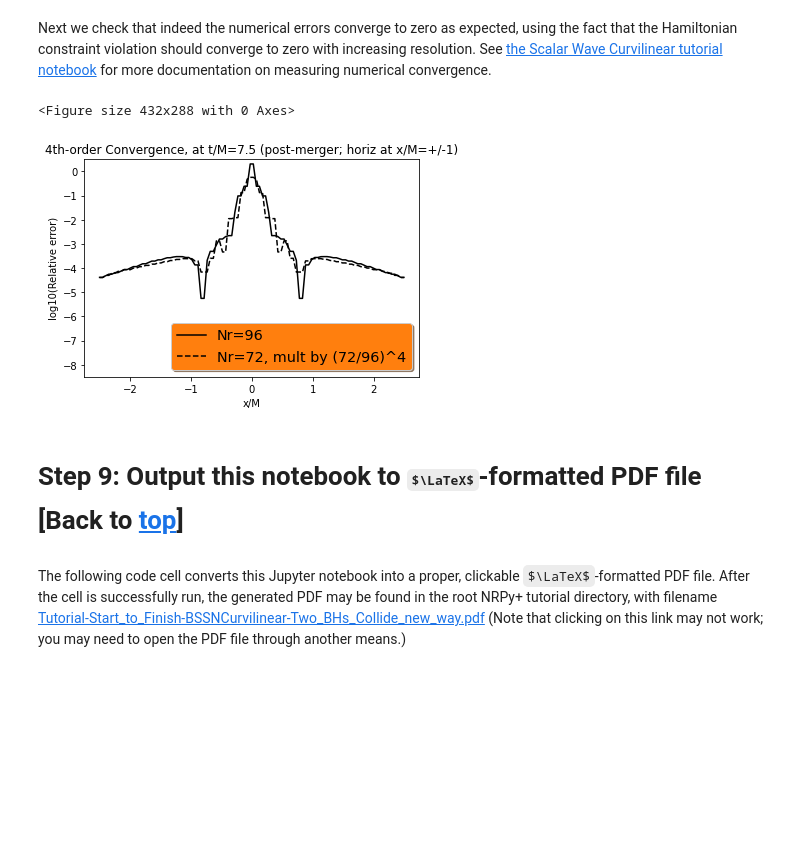
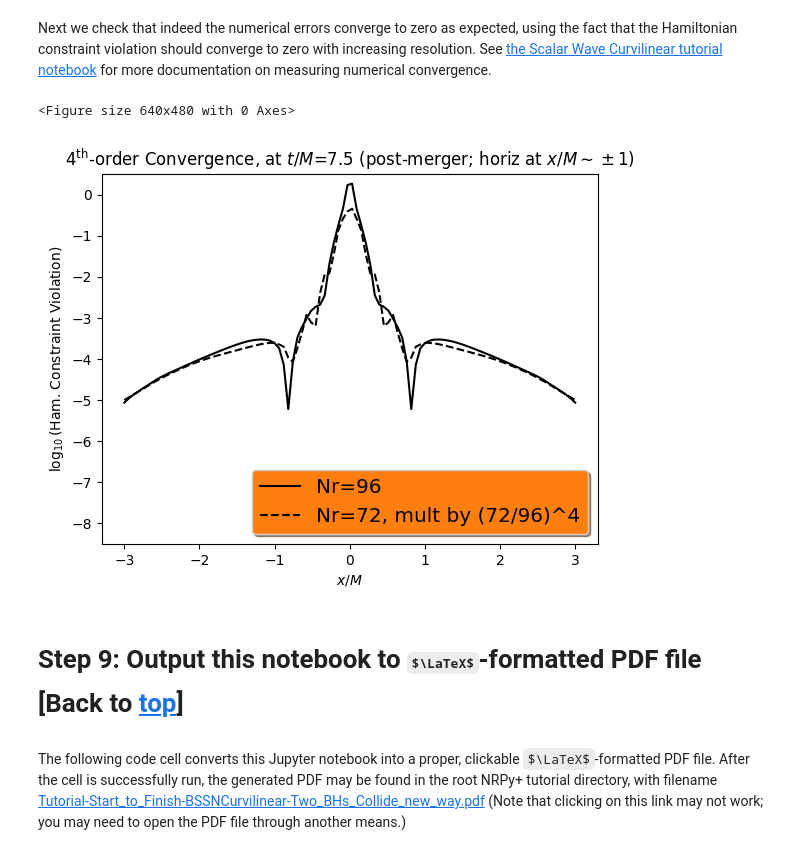
Before and after one commit to stevenrbrandt/nrpytutorial, a Jupyter notebook: Tutorial-Start_to_Finish-BSSNCurvilinear-Two_BHs_Collide_new_way.ipynb, the cells around one changed output. Drawn from its saved outputs; the diff is of its cells as text; code cells hidden in the pictures; some formulas as TeX source; blank space fills up the shorter version.

```diff
--- a/Tutorial-Start_to_Finish-BSSNCurvilinear-Two_BHs_Collide_new_way.ipynb
+++ b/Tutorial-Start_to_Finish-BSSNCurvilinear-Two_BHs_Collide_new_way.ipynb
@@ -933,46 +901,37 @@ cb = plt.colorbar(fig96cub)
 # %% [markdown]
 Next we check that indeed the numerical errors converge to zero as expected, using the fact that the Hamiltonian constraint violation should converge to zero with increasing resolution. See [the Scalar Wave Curvilinear tutorial notebook](Tutorial-Start_to_Finish-ScalarWaveCurvilinear_new_way.ipynb) for more documentation on measuring numerical convergence.
-# %%
-x72,y72,valuesCF72,valuesHam72 = np.loadtxt(os.path.join(outdir,'out72.txt')).T #Transposed for easier unpacking
-points72 = np.zeros((len(x72), 2))
-for i in range(len(x72)):
-    points72[i][0] = x72[i]
-    points72[i][1] = y72[i]
-
-grid72 = griddata(points72, valuesHam72, (grid_x, grid_y), method='nearest')
-
-griddiff_72_minus_96 = np.zeros((100,100))
-griddiff_72_minus_96_1darray = np.zeros(100*100)
-gridx_1darray_yeq0 = np.zeros(100)
-grid72_1darray_yeq0 = np.zeros(100)
-grid96_1darray_yeq0 = np.zeros(100)
-count = 0
-for i in range(100):
-    for j in range(100):
-        griddiff_72_minus_96[i][j] = grid72[i][j] - grid96[i][j]
-        griddiff_72_minus_96_1darray[count] = griddiff_72_minus_96[i][j]
-        if j==49:
-            gridx_1darray_yeq0[i] = grid_x[i][j]
-            grid72_1darray_yeq0[i] = grid72[i][j] + np.log10((72./96.)**4)
-            grid96_1darray_yeq0[i] = grid96[i][j]
-        count = count + 1
-
-plt.clf()
-fig, ax = plt.subplots()
-plt.title("4th-order Convergence, at t/M=7.5 (post-merger; horiz at x/M=+/-1)")
-plt.xlabel("x/M")
-plt.ylabel("log10(Relative error)")
-
-ax.plot(gridx_1darray_yeq0, grid96_1darray_yeq0, 'k-', label='Nr=96')
-ax.plot(gridx_1darray_yeq0, grid72_1darray_yeq0, 'k--', label='Nr=72, mult by (72/96)^4')
-ax.set_ylim([-8.5,0.5])
-
-legend = ax.legend(loc='lower right', shadow=True, fontsize='x-large')
-legend.get_frame().set_facecolor('C1')
-plt.show()
-# %% [output]
-<Figure size 432x288 with 0 Axes>
-[figure, removed]
+# %%
+# Plot settings
+x_extent=3.0              # plot from -x_extent to +x_extent
+sample_numpts_x = 100     # number of points to plot
+interp_method = "linear"  # Could be linear (recommended), nearest (don't use; gridpoints are off-axis), or cubic
+
+output_grid_x, output_grid_data72 = \
+    plot2D.extract_1D_slice_from_2D_data(os.path.join(outdir,'out72.txt'), 0.0,
+                                  0,1,3, [-x_extent, x_extent], sample_numpts_x=sample_numpts_x,
+                                  interp_method=interp_method)
+output_grid_x, output_grid_data96 = \
+    plot2D.extract_1D_slice_from_2D_data(os.path.join(outdir,'out96.txt'), 0.0,
+                                  0,1,3, [-x_extent, x_extent], sample_numpts_x=sample_numpts_x,
+                                  interp_method=interp_method)
+
+plt.clf()
+fig, ax = plt.subplots()
+plt.title(r"$4^{\rm th}$-order Convergence, at $t/M$=7.5 (post-merger; horiz at $x/M\sim\pm 1$)")
+plt.xlabel(r"$x/M$")
+plt.ylabel(r"$\log_{10}$(Ham. Constraint Violation)")
+
+import numpy as np
+ax.plot(output_grid_x, output_grid_data96,                         'k-',  label='Nr=96')
+ax.plot(output_grid_x, output_grid_data72 + 4*np.log10(72.0/96.0), 'k--', label='Nr=72, mult by (72/96)^4')
+ax.set_ylim([-8.5,0.5])
+
+legend = ax.legend(loc='lower right', shadow=True, fontsize='x-large')
+legend.get_frame().set_facecolor('C1')
+plt.show()
+# %% [output]
+<Figure size 640x480 with 0 Axes>
+[figure, added]
 # %% [markdown]
 <a id='latex_pdf_output'></a>
 
```
Also changed, not shown: parts of 6 cells of this notebook, 1 other file.
